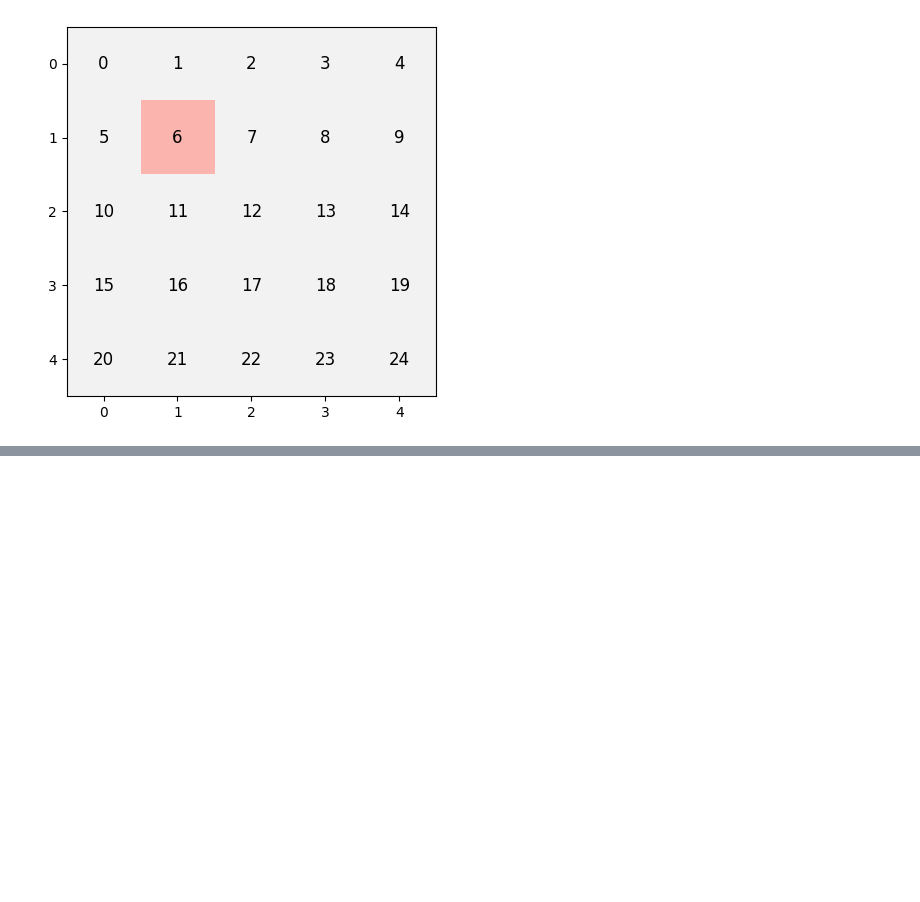
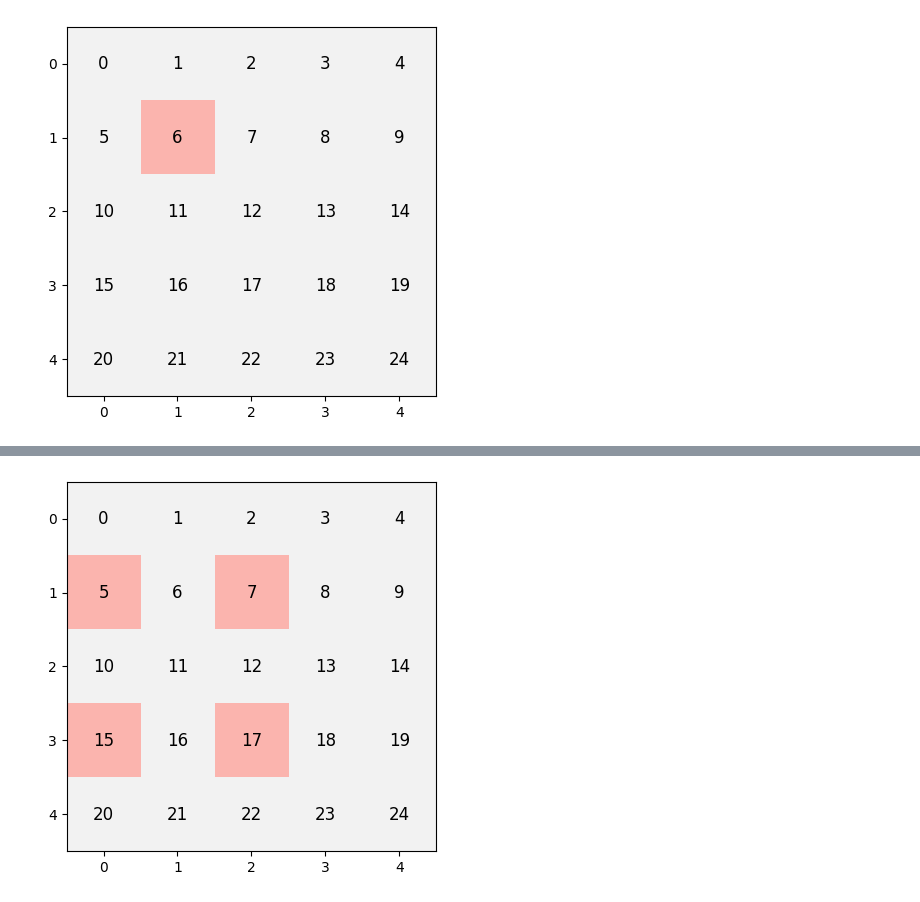
Before and after one commit to SajagAcharyaMasters/CC7182NI-Classes, a Jupyter notebook: Week 5/W5 - Numpy & Matplotlib.ipynb, the cells around one changed output, grey strips where cells are left out. Cells and saved outputs as stored; diff of their text form; code cells hidden in the pictures; blank space fills up the shorter version.

```diff
--- a/Week 5/W5 - Numpy & Matplotlib.ipynb
+++ b/Week 5/W5 - Numpy & Matplotlib.ipynb
@@ -221,0 +269,11 @@ plt.show()
+# %%
+m[...] = 0
+# m[1, 0] = 1
+# m[3, 0] = 1
+# m[1, 2] = 1
+# m[3, 2] = 1
+m[1::2, :4:2] = 1
+fig = matrix_plot(m)
+plt.show()
+# %% [output]
+[figure, added]
```
Also changed, not shown: parts of 19 cells of this notebook, 2 other files.
